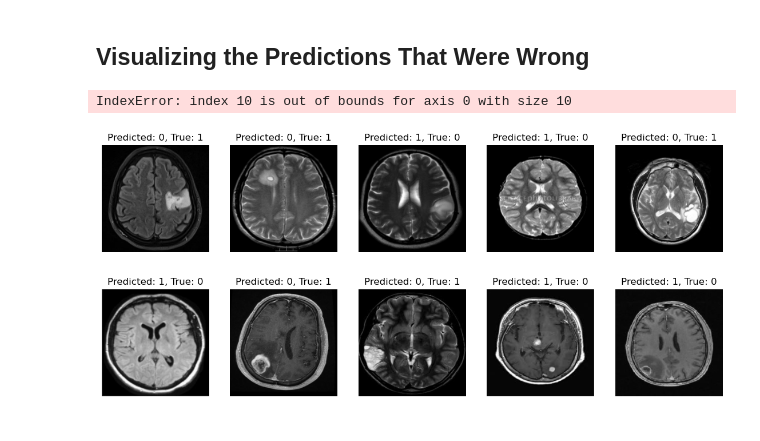
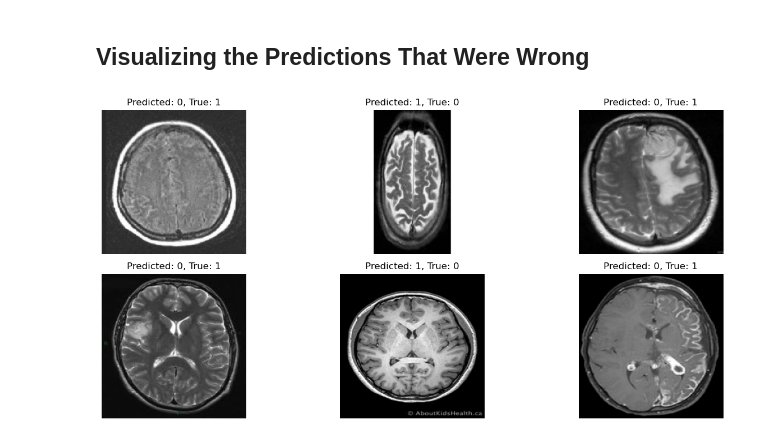
Before and after one commit to wallychang88/3950project, a Jupyter notebook: Final Project - Brain Tumor CNN .ipynb, the cells around one changed output. Cells and saved outputs as stored; diff of their text form; code cells hidden in the pictures.

```diff
--- a/Final Project - Brain Tumor CNN .ipynb
+++ b/Final Project - Brain Tumor CNN .ipynb
@@ -33,7 +33,7 @@ for file_name in os.listdir(no_folder_path):
         image = cv2.imread(image_path)
         no_images.append(image)
 # %%
-yes_folder_path = '/Users/wally/Library/CloudStorage/OneDrive-Personal/INFO 3950/Final Project/yes-no/yes'
+yes_folder_path = 'C:\\Users\\Wally\\OneDrive\\INFO 3950\\Final Project\\yes-no\\yes'
 
 yes_images = []
 
@@ -70,7 +70,7 @@ transform = transforms.Compose([
     transforms.Normalize([0.5, 0.5, 0.5], [0.5, 0.5, 0.5])  # Normalize image data
 ])
 
-data_dir = '/Users/wally/Library/CloudStorage/OneDrive-Personal/INFO 3950/Final Project/yes-no'
+data_dir = 'C:\\Users\\Wally\\OneDrive\\INFO 3950\\Final Project\\yes-no'
 
 # Load the entire dataset using ImageFolder
 dataset = ImageFolder(root=data_dir, transform=transform)
@@ -92,21 +92,19 @@ model = nn.Sequential(
     nn.ReLU(),
     nn.MaxPool2d(kernel_size=2),
 
-    nn.Conv2d(8, 16, kernel_size=4),
+    nn.Conv2d(8, 16, kernel_size=3),
     nn.ReLU(),
+    nn.MaxPool2d(kernel_size=2),
 
-    nn.Conv2d(16, 32, kernel_size=4),
-    nn.ReLU(),
-
-    nn.Conv2d(32, 32, kernel_size=4),
+    nn.Conv2d(16, 32, kernel_size=3),
     nn.ReLU(),
     nn.MaxPool2d(kernel_size=2),
 
     nn.Flatten(),
-    nn.Linear(80000, 128),  # Updated input size based on the output of the previous layer
+    nn.Linear(21632, 256),  # Updated input size based on the output of the previous layer
     nn.ReLU(),
 
-    nn.Linear(128, 64),
+    nn.Linear(256, 64),
     nn.ReLU(),
 
     nn.Linear(64, 2)
@@ -121,7 +119,7 @@ optimizer = torch.optim.Adam(model.parameters(), lr=learning_rate)
 # %% [markdown]
 ## Training the Model
 # %%
-epochs = 50
+epochs = 25
 scores = []
 
 for t in range(epochs):
@@ -208,33 +206,32 @@ misclassified_labels = []
 misclassified_predictions = []
 
 # Iterate over the test dataset
 for images, labels in test_loader:
     images = images.to(device)
     labels = labels.to(device)
 
     # Make predictions
     outputs = model(images)
     predicted_labels = torch.argmax(outputs, dim=1)
 
     # Find misclassified images
     misclassified_mask = predicted_labels != labels
     misclassified_images.extend(images[misclassified_mask])
     misclassified_labels.extend(labels[misclassified_mask])
     misclassified_predictions.extend(predicted_labels[misclassified_mask])
 
 # Display misclassified images
-fig, axes = plt.subplots(2, 5, figsize=(14, 6))
+fig, axes = plt.subplots(2, 3, figsize=(14, 6))
 axes = axes.flatten()
 
 for i in range(len(misclassified_images)):
     image = misclassified_images[i].cpu().numpy().transpose(1, 2, 0)  # Convert tensor to NumPy array
     image = (image * 0.5) + 0.5  # Unnormalize image
     axes[i].imshow(image)
     axes[i].axis('off')
     axes[i].set_title(f"Predicted: {misclassified_predictions[i]}, True: {misclassified_labels[i]}")
 
 plt.tight_layout()
 plt.show()
 # %% [output]
-IndexError: index 10 is out of bounds for axis 0 with size 10
-[figure, old version]
+[figure, new version]
```
Also changed, not shown: parts of 5 cells of this notebook.
